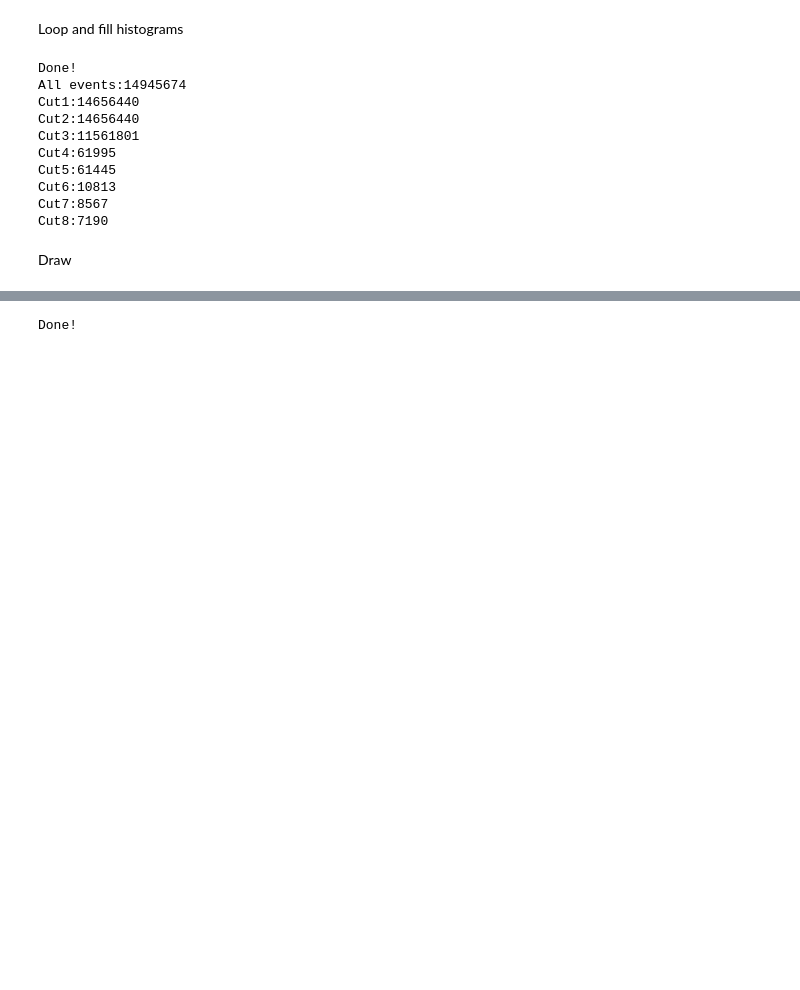
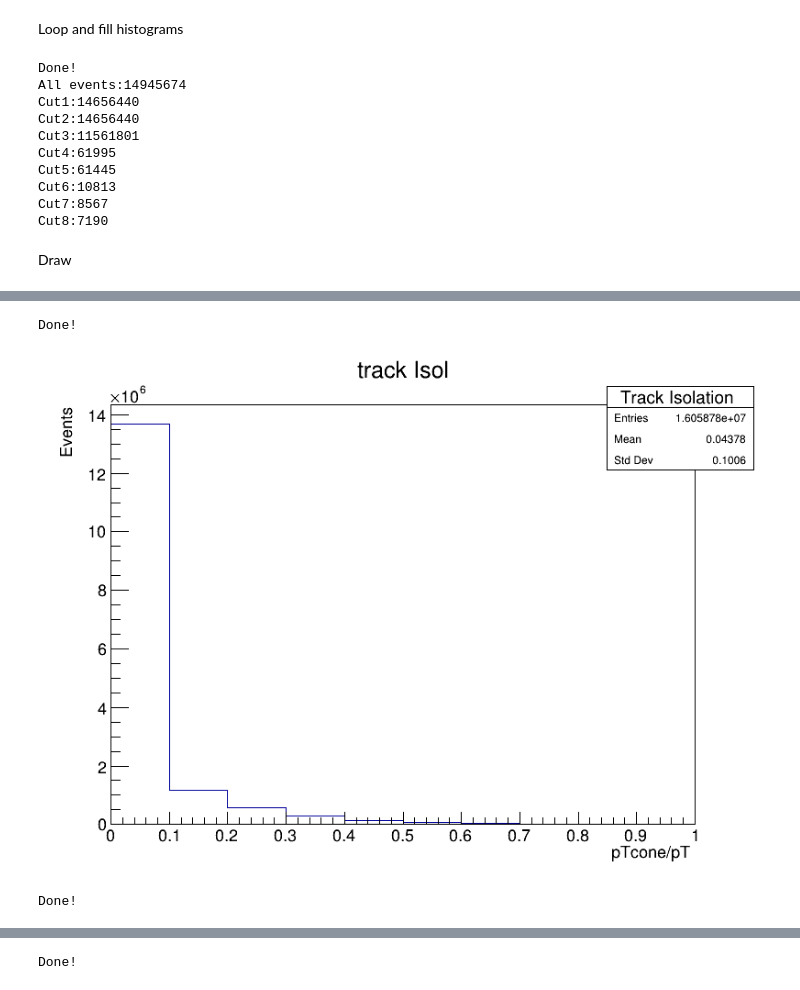
Before and after one commit to nigomezcr/Temas-Avanzados-en-F-sica-de-Part-culas, a Jupyter notebook: TTBar/TTbarSel_8TeV.ipynb, the cells around one changed output, grey strips where cells are left out. Cells and saved outputs as stored; diff of their text form; code cells hidden in the pictures; blank space fills up the shorter version.

```diff
--- a/TTBar/TTbarSel_8TeV.ipynb
+++ b/TTBar/TTbarSel_8TeV.ipynb
@@ -281,0 +309,40 @@ canvas->SetLogy();
+# %%
+int nentries, nbytes, i;
+nentries = (Int_t)tree->GetEntries();
+
+for (i = 0; i < nentries; i++)
+{
+    nbytes = tree->GetEntry(i);
+
+    for(unsigned int j= 0 ; j < lep_n ; j++)
+    {
+    hist_track_isol->Fill(lep_ptcone30[j]/lep_pt[j]);
+    }
+}
+
+std::cout << "Done!" << std::endl;
+# %% [output]
+Done!
+# %%
+TCanvas *canvas4 = new TCanvas("Canvas4","4",800,600);
+hist_track_isol->Draw();
+canvas4->Draw();
+# %% [output]
+[figure, added]
+# %%
+int nentries, nbytes, i;
+nentries = (Int_t)tree->GetEntries();
+
+for (i = 0; i < nentries; i++)
+{
+    nbytes = tree->GetEntry(i);
+
+    for(unsigned int j= 0 ; j < lep_n ; j++)
+    {
+    hist_cal_isol->Fill(lep_etcone20[j]/lep_pt[j]);
+    }
+}
+
+std::cout << "Done!" << std::endl;
+# %% [output]
+Done!
```
Also changed, not shown: parts of 30 cells of this notebook.
